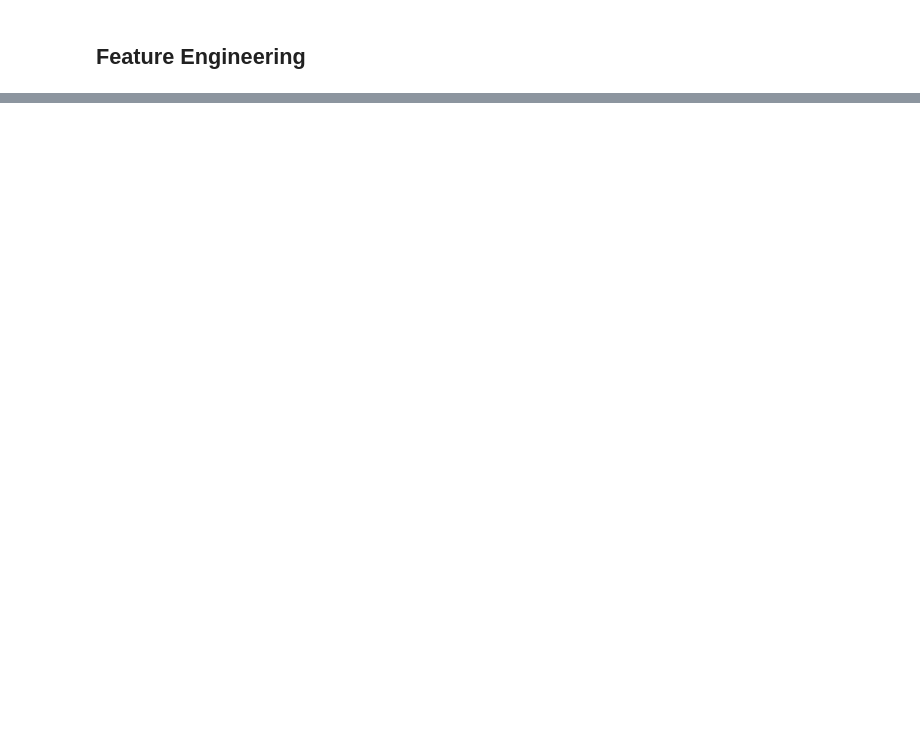
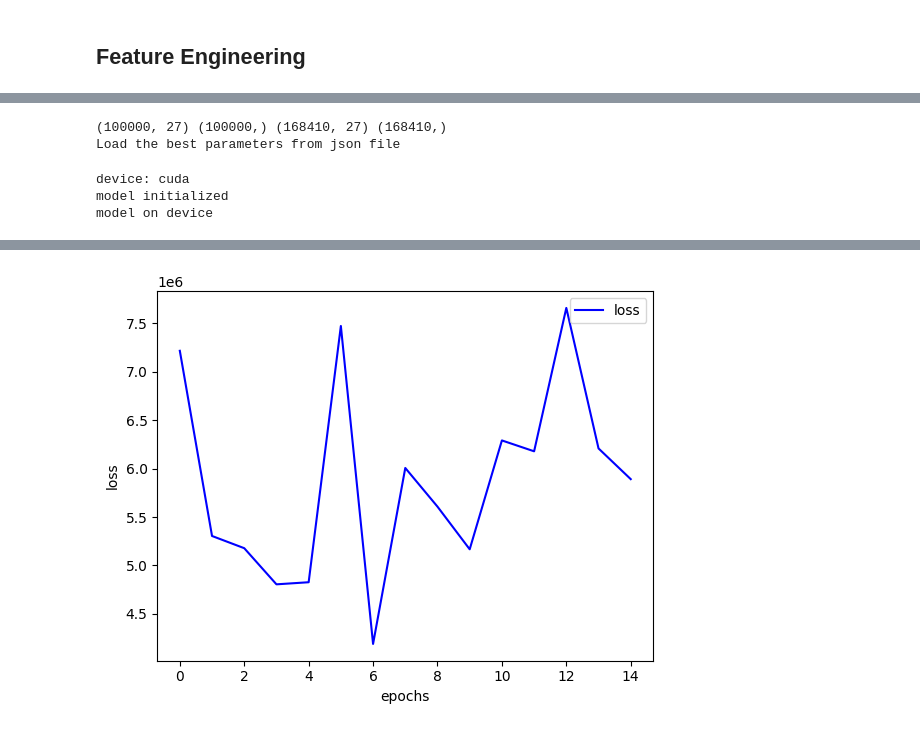
Before and after one commit to TheLoneCoderpy/rossmann_sales_prediction, a Jupyter notebook: notebook GPU.ipynb, the cells around one changed output, grey strips where cells are left out. Saved outputs shown, nothing was run; the diff lists cells and outputs as text; code cells hidden in the pictures; blank space fills up the shorter version.

Commit message:
deactivated model generation

```diff
--- a/notebook GPU.ipynb
+++ b/notebook GPU.ipynb
@@ -250,7 +355,10 @@ def make_voting(X_train, y_train, X_test, y_test):
 
     return voting
 
-make_voting(X_train, y_train, X_test, y_test) # error: 276596.59625331557
+# make_voting(X_train, y_train, X_test, y_test) # error: 276596.59625331557
+# %% [output]
+(100000, 27) (100000,) (168410, 27) (168410,)
+Load the best parameters from json file
 # %%
 class Model(nn.Module):
     def __init__(self):
@@ -297,40 +405,44 @@ class Dataset(torch.utils.data.Dataset):
     def __getitem__(self, idx):
         return self.x[idx], self.y[idx]
 
-torch.manual_seed(1234)
-device = torch.device("cuda" if torch.cuda.is_available() else "cpu")
-print("device:", device)
-model = Model()
-print("model initialized")
-model.to(device)
-print("model on device")
-optmizer = torch.optim.Adam(model.parameters(), lr=0.001, weight_decay=0.1)
-loss_fn = nn.MSELoss()
-dataset = Dataset(X_train, y_train)
-data_loader = torch.utils.data.DataLoader(dataset, batch_size=64, shuffle=True)
-schedular = torch.optim.lr_scheduler.CosineAnnealingLR(optmizer, T_max=20)
+# torch.manual_seed(1234)
+# device = torch.device("cuda" if torch.cuda.is_available() else "cpu")
+# print("device:", device)
+# model = Model()
+# print("model initialized")
+# model.to(device)
+# print("model on device")
+# optmizer = torch.optim.Adam(model.parameters(), lr=0.001, weight_decay=0.1)
+# loss_fn = nn.MSELoss()
+# dataset = Dataset(X_train, y_train)
+# data_loader = torch.utils.data.DataLoader(dataset, batch_size=64, shuffle=True)
+# schedular = torch.optim.lr_scheduler.CosineAnnealingLR(optmizer, T_max=20)
 
-epochs = 15
-losses = []
+# epochs = 15
+# losses = []
 
-for epoch in range(epochs):
-   for xb, yb in data_loader:
+# for epoch in range(epochs):
+#    for xb, yb in data_loader:
 
-       xb, yb = xb.to(device), yb.to(device)
+#        xb, yb = xb.to(device), yb.to(device)
 
-       y_hat = model(xb)
-       loss = loss_fn(y_hat, yb)
-       loss.backward()
-       optmizer.step()
-       optmizer.zero_grad()
-       schedular.step()
-   print(f"Epoch [{epoch + 1}/{epochs}], Loss: {loss.item()}")
-   losses.append(loss.item())
+#        y_hat = model(xb)
+#        loss = loss_fn(y_hat, yb)
+#        loss.backward()
+#        optmizer.step()
+#        optmizer.zero_grad()
+#        schedular.step()
+#    print(f"Epoch [{epoch + 1}/{epochs}], Loss: {loss.item()}")
+#    losses.append(loss.item())
 
-torch.save(model.state_dict(), "modelGPU.pt")
+# torch.save(model.state_dict(), "modelGPU.pt")
 
-plt.plot(range(epochs),losses, color="blue")
-plt.legend(["loss"], loc="upper right")
-plt.xlabel("epochs")
-plt.ylabel("loss")
-plt.show()
+# plt.plot(range(epochs),losses, color="blue")
+# plt.legend(["loss"], loc="upper right")
+# plt.xlabel("epochs")
+# plt.ylabel("loss")
+# plt.show()
+# %% [output]
+device: cuda
+model initialized
+model on device
@@ -337,3 +464,4 @@ plt.show()
+[figure, added]
 # %%
 # Check if GPU is available and if not, use CPU
 device = torch.device("cuda" if torch.cuda.is_available() else "cpu")
```
Also changed, not shown: parts of 10 cells of this notebook.
